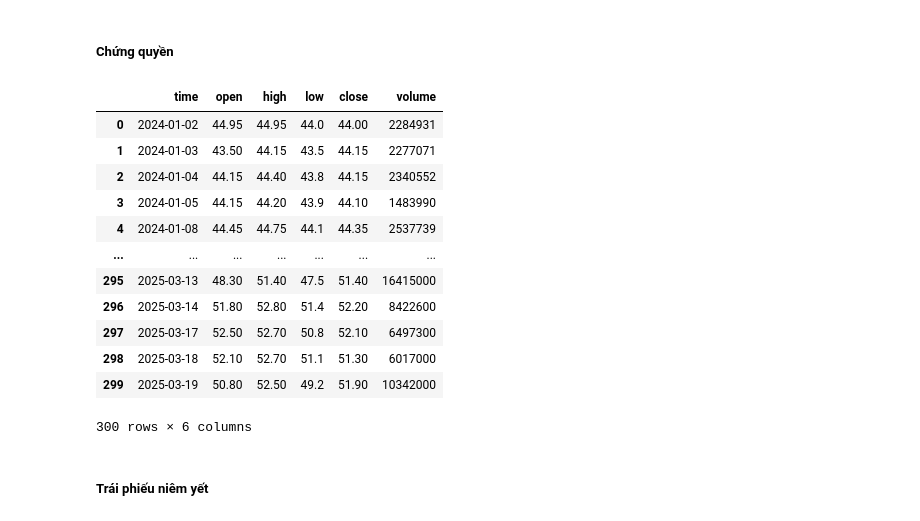
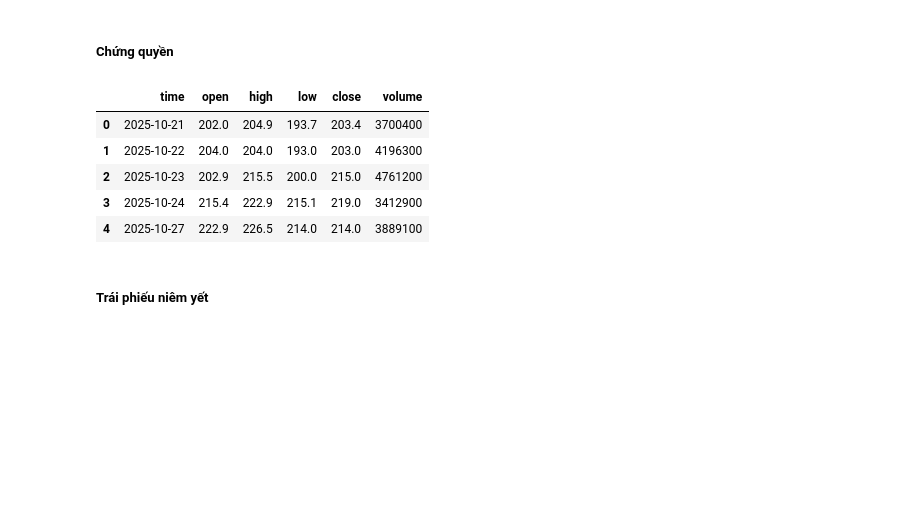
Before and after one commit to ai-bigdata-team/stock_analysis, a Jupyter notebook: stock_api/demo.ipynb, the cells around one changed output. Drawn from its saved outputs; the diff is of its cells as text; code cells hidden in the pictures; blank space fills up the shorter version.

```diff
--- a/stock_api/demo.ipynb
+++ b/stock_api/demo.ipynb
@@ -225,23 +225,15 @@ quote.history(symbol='UPCOMINDEX', start='2024-01-02', end='2025-03-19', interva
 300 rows × 6 columns
 # %% [markdown]
 ##### Chứng quyền
-# %%
-time.sleep(10)
-quote.history(symbol='CFPT2314', start='2024-01-02', end='2025-03-19', interval='1D')
-# %% [output]
-|  | time | open | high | low | close | volume |
-| 0 | 2024-01-02 | 44.95 | 44.95 | 44.0 | 44.00 | 2284931 |
-| 1 | 2024-01-03 | 43.50 | 44.15 | 43.5 | 44.15 | 2277071 |
-| 2 | 2024-01-04 | 44.15 | 44.40 | 43.8 | 44.15 | 2340552 |
-| 3 | 2024-01-05 | 44.15 | 44.20 | 43.9 | 44.10 | 1483990 |
-| 4 | 2024-01-08 | 44.45 | 44.75 | 44.1 | 44.35 | 2537739 |
-| ... | ... | ... | ... | ... | ... | ... |
-| 295 | 2025-03-13 | 48.30 | 51.40 | 47.5 | 51.40 | 16415000 |
-| 296 | 2025-03-14 | 51.80 | 52.80 | 51.4 | 52.20 | 8422600 |
-| 297 | 2025-03-17 | 52.50 | 52.70 | 50.8 | 52.10 | 6497300 |
-| 298 | 2025-03-18 | 52.10 | 52.70 | 51.1 | 51.30 | 6017000 |
-| 299 | 2025-03-19 | 50.80 | 52.50 | 49.2 | 51.90 | 10342000 |
-300 rows × 6 columns
+# %%
+quote.history(symbol='CFPT2314', period="5D" , interval ="1D", start='2025-10-21')
+# %% [output]
+|  | time | open | high | low | close | volume |
+| 0 | 2025-10-21 | 202.0 | 204.9 | 193.7 | 203.4 | 3700400 |
+| 1 | 2025-10-22 | 204.0 | 204.0 | 193.0 | 203.0 | 4196300 |
+| 2 | 2025-10-23 | 202.9 | 215.5 | 200.0 | 215.0 | 4761200 |
+| 3 | 2025-10-24 | 215.4 | 222.9 | 215.1 | 219.0 | 3412900 |
+| 4 | 2025-10-27 | 222.9 | 226.5 | 214.0 | 214.0 | 3889100 |
 # %% [markdown]
 ##### Trái phiếu niêm yết
 # %%
```
Also changed, not shown: parts of 5 cells of this notebook, 13 other files.
